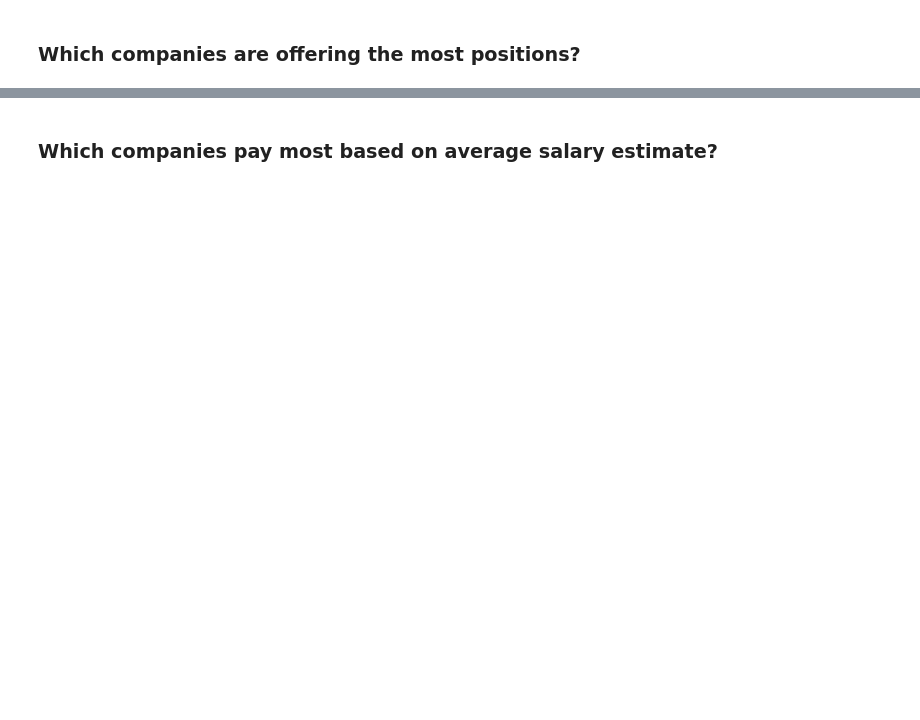
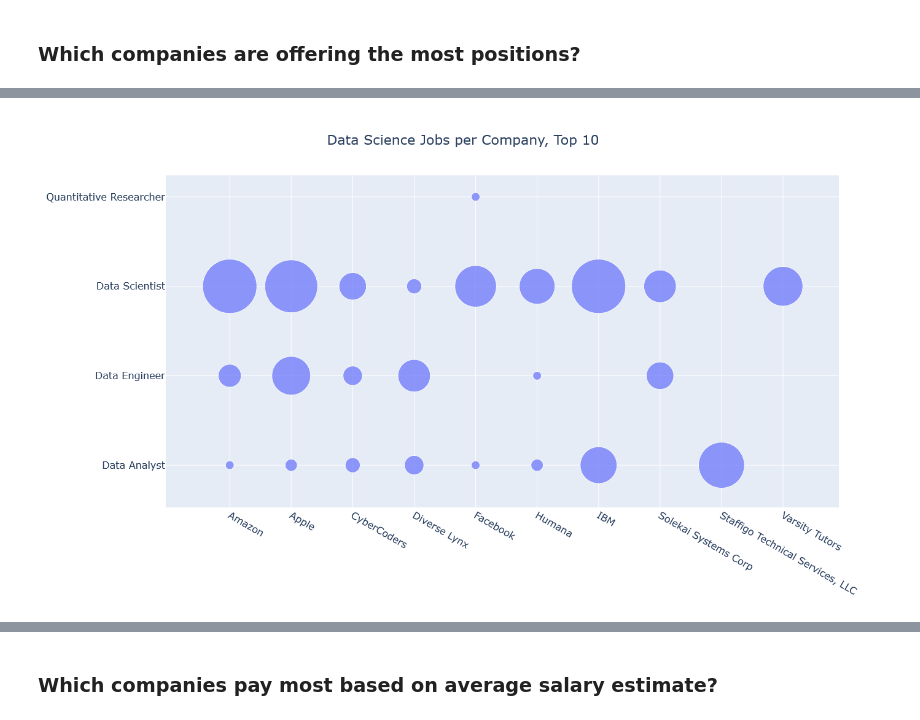
Before and after one commit to gordoaraujo/jobs_data_analysis, a Jupyter notebook: notebooks/Glassdoor Analysis.ipynb, the cells around one changed output, grey strips where cells are left out. Saved outputs shown, nothing was run; the diff lists cells and outputs as text; code cells hidden in the pictures; blank space fills up the shorter version.

```diff
--- a/notebooks/Glassdoor Analysis.ipynb
+++ b/notebooks/Glassdoor Analysis.ipynb
@@ -181,7 +271,14 @@ plotlyplot(keywords, 10, "Job Search Keywords regarding Data Science")
 # %% [markdown]
 ### Which companies are offering the most positions?
 # %%
-pos_by_cpy = pd.DataFrame(df["Company Name"].value_counts().head(10)).reset_index()
+pos_by_cpy = pd.DataFrame(df["Company Name"].value_counts()).reset_index()
 pos_by_cpy.columns = ["Company","Count"]
-pos_by_cpy
+#plotlyplot(pos_by_cpy,10, "Number of Job Offerings by Company")
+
+top_cpy_df = df["Company Name"].value_counts().head(10).reset_index()
+top_cpy_df.columns = ["Company","Count"]
+top_cpy_list = []
+for company in top_cpy_df["Company"]:
+    top_cpy_list = top_cpy_list + [company]
+top_cpy_list
 # %% [output]
@@ -202,0 +295,4 @@ plotlyplot(pos_by_cpy,10, "Number of Job Offerings by Company")
+# %%
+title_by_company = df_c.groupby(by = ["Company Name", "Compare Title"])["Location"].count().reset_index()
+title_by_company = title_by_company[title_by_company["Company Name"].isin(top_cpy_list)]
+title_by_company
@@ -202,0 +317,4 @@ plotlyplot(pos_by_cpy,10, "Number of Job Offerings by Company")
+# %%
+plotlyscatterz(title_by_company, "Data Science Jobs per Company, Top 10", 100)
+# %% [output]
+[figure, added]
```
Also changed, not shown: parts of 37 cells of this notebook, 1 other file.
